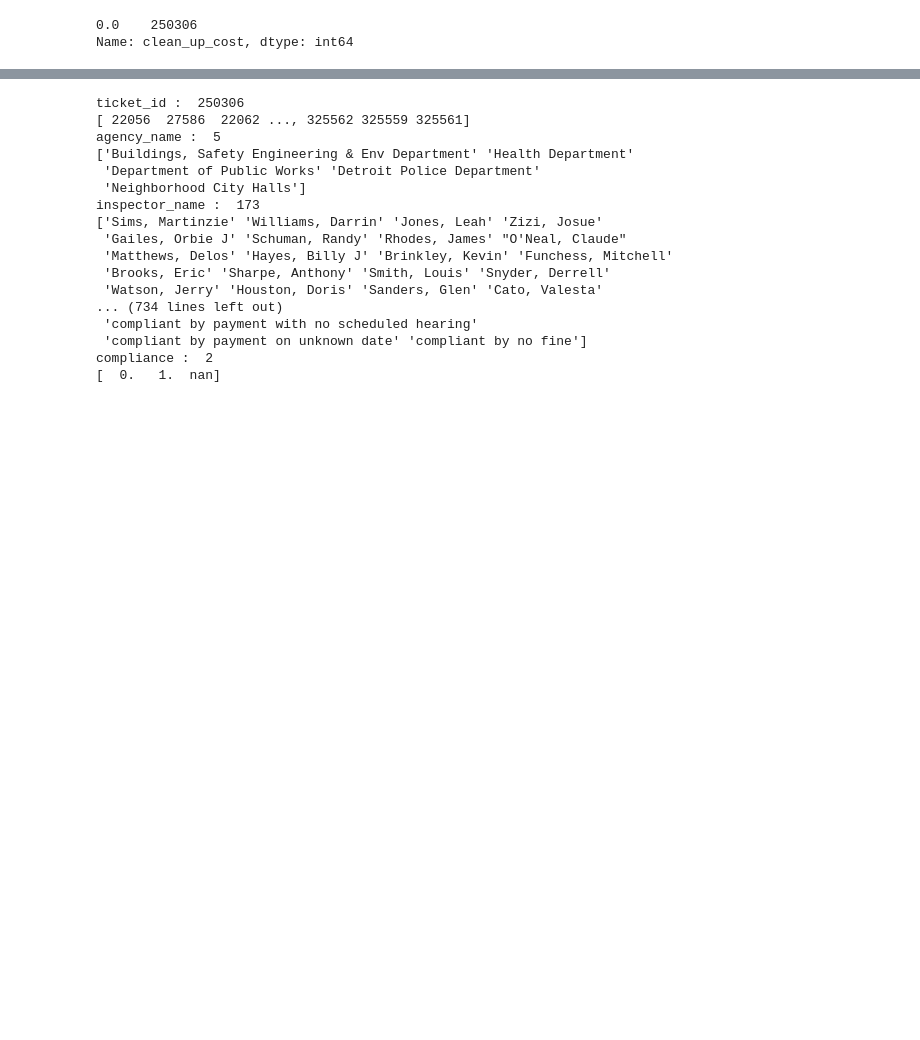
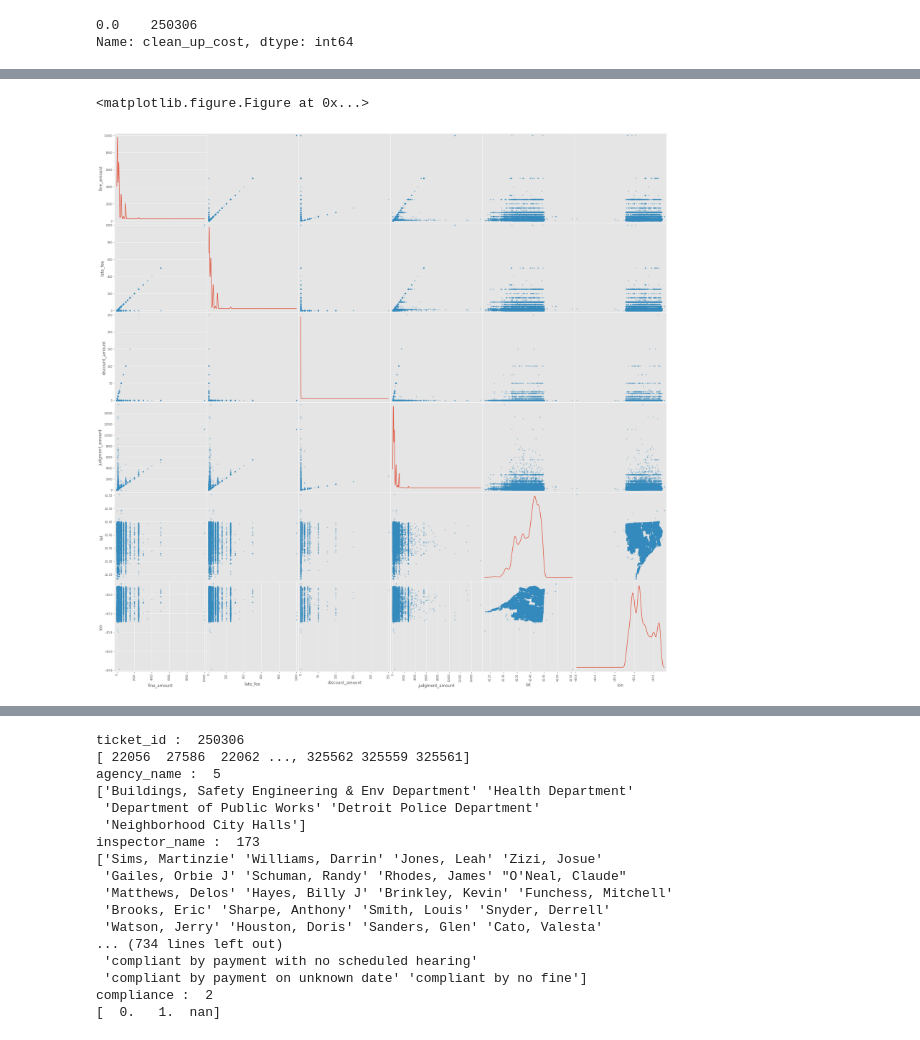
Before and after one commit to aitabuzaid/predict-fines, a Jupyter notebook: Assignment+4.ipynb, the cells around one changed output, grey strips where cells are left out. Cells and saved outputs as stored; diff of their text form; code cells hidden in the pictures; blank space fills up the shorter version.

```diff
--- a/Assignment+4.ipynb
+++ b/Assignment+4.ipynb
@@ -278,0 +333,16 @@ Name: clean_up_cost, dtype: int64
+# %%
+#from pandas import scatter_matrix
+plt.style.use('ggplot')
+plt.figure()
+
+pd.scatter_matrix(test_data_merged[num_cols],
+                  alpha=0.3,
+                  figsize=(30, 30),
+                  diagonal='kde');
+                 #c=train_data_merged['compliance']
+
+plt.show()
+#test_data_merged.describe()
+# %% [output]
+<matplotlib.figure.Figure at 0x...>
+[figure, added]
```
Also changed, not shown: parts of 14 cells of this notebook.
